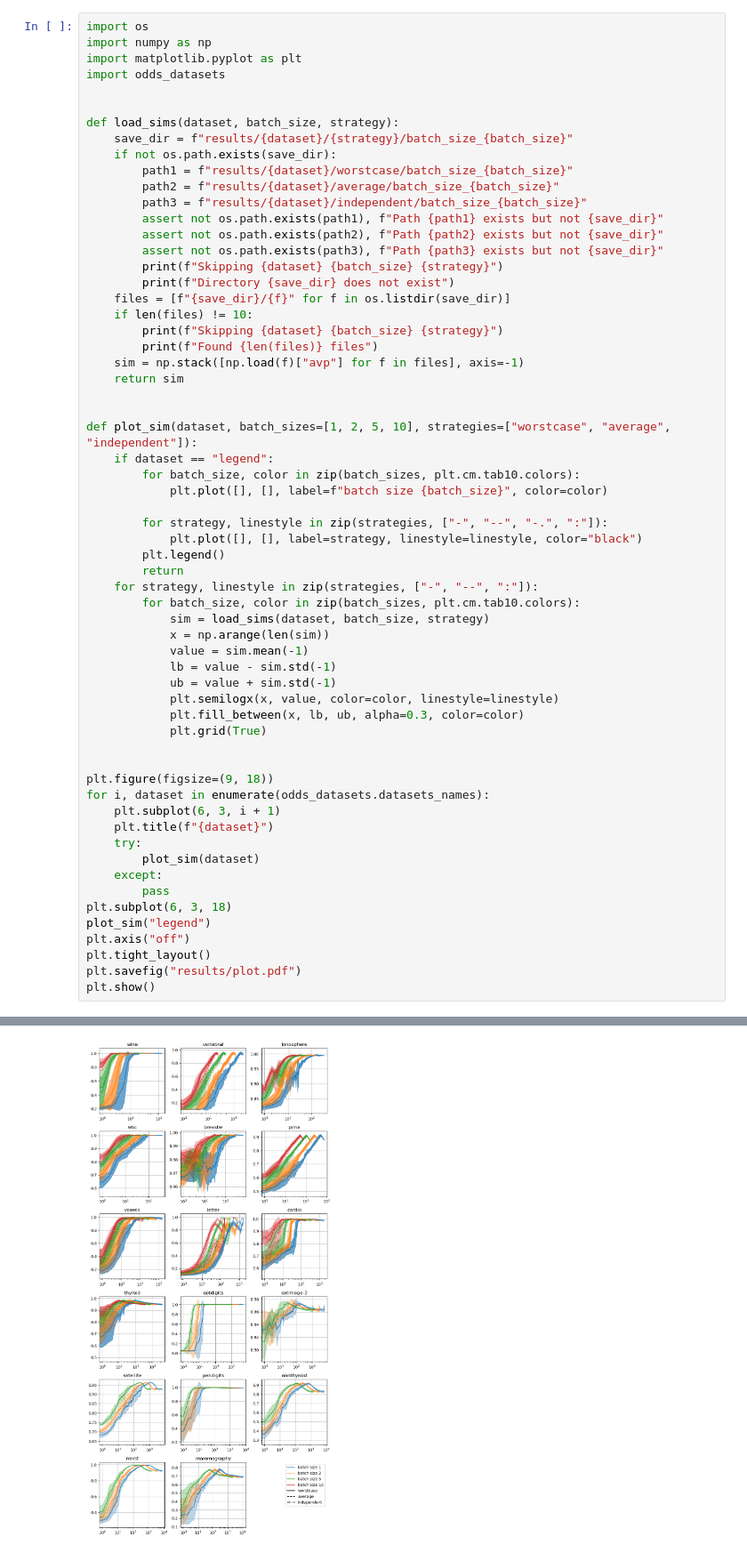
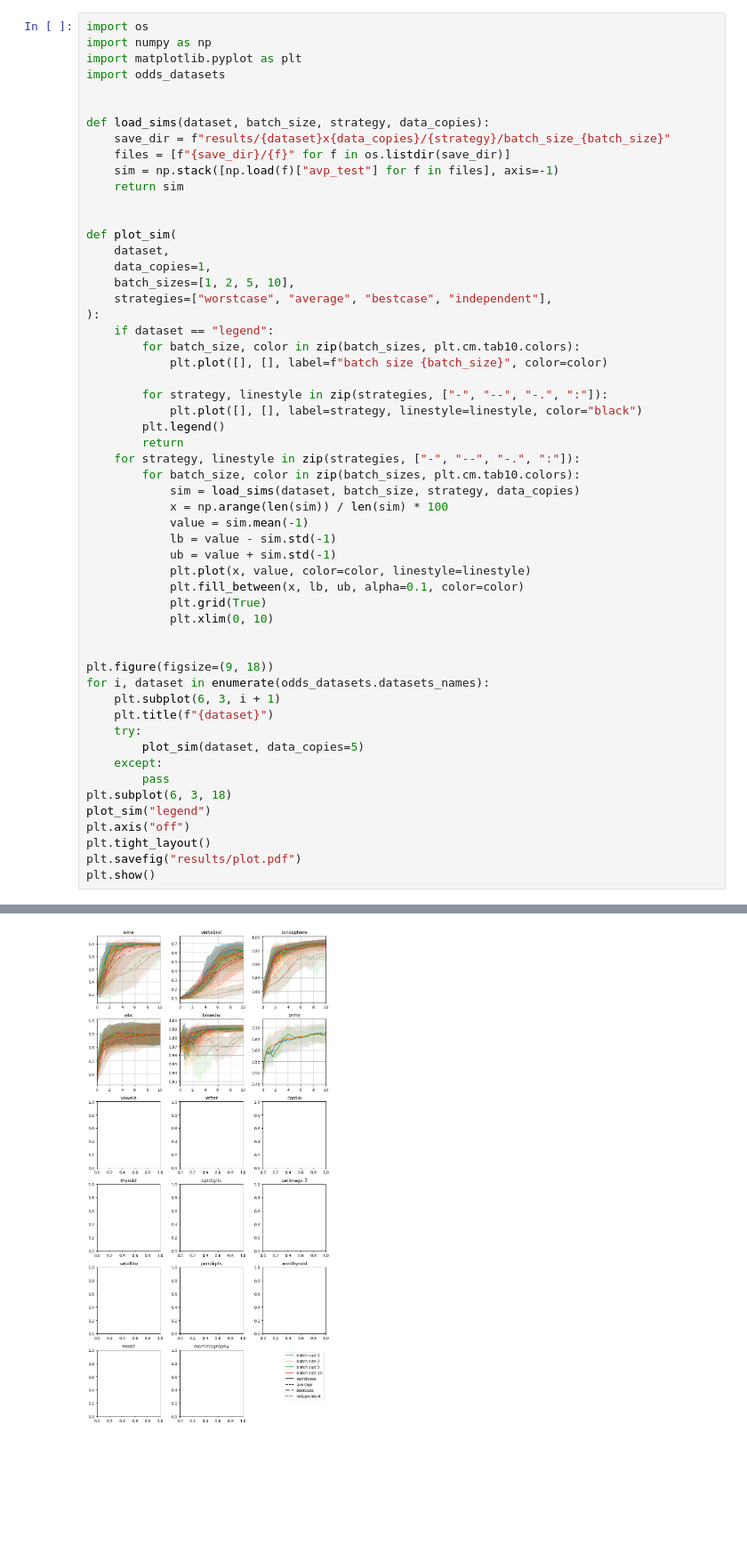
Before and after one commit to davidesartor/balif, a Jupyter notebook: plots.ipynb, the cells around one changed output, grey strips where cells are left out. Shown at 89% size. Saved outputs shown, nothing was run; the diff lists cells and outputs as text; blank space fills up the shorter version.

Commit message:
refactor BayesianDetector to include 'bestcase' in batch_query_method and improve code formatting

```diff
--- a/plots.ipynb
+++ b/plots.ipynb
@@ -5,26 +5,19 @@ import matplotlib.pyplot as plt
 import odds_datasets
 
 
-def load_sims(dataset, batch_size, strategy):
-    save_dir = f"results/{dataset}/{strategy}/batch_size_{batch_size}"
-    if not os.path.exists(save_dir):
-        path1 = f"results/{dataset}/worstcase/batch_size_{batch_size}"
-        path2 = f"results/{dataset}/average/batch_size_{batch_size}"
-        path3 = f"results/{dataset}/independent/batch_size_{batch_size}"
-        assert not os.path.exists(path1), f"Path {path1} exists but not {save_dir}"
-        assert not os.path.exists(path2), f"Path {path2} exists but not {save_dir}"
-        assert not os.path.exists(path3), f"Path {path3} exists but not {save_dir}"
-        print(f"Skipping {dataset} {batch_size} {strategy}")
-        print(f"Directory {save_dir} does not exist")
+def load_sims(dataset, batch_size, strategy, data_copies):
+    save_dir = f"results/{dataset}x{data_copies}/{strategy}/batch_size_{batch_size}"
     files = [f"{save_dir}/{f}" for f in os.listdir(save_dir)]
-    if len(files) != 10:
-        print(f"Skipping {dataset} {batch_size} {strategy}")
-        print(f"Found {len(files)} files")
-    sim = np.stack([np.load(f)["avp"] for f in files], axis=-1)
+    sim = np.stack([np.load(f)["avp_test"] for f in files], axis=-1)
     return sim
 
 
-def plot_sim(dataset, batch_sizes=[1, 2, 5, 10], strategies=["worstcase", "average", "independent"]):
+def plot_sim(
+    dataset,
+    data_copies=1,
+    batch_sizes=[1, 2, 5, 10],
+    strategies=["worstcase", "average", "bestcase", "independent"],
+):
     if dataset == "legend":
         for batch_size, color in zip(batch_sizes, plt.cm.tab10.colors):
             plt.plot([], [], label=f"batch size {batch_size}", color=color)
@@ -33,16 +26,17 @@ def plot_sim(dataset, batch_sizes=[1, 2, 5, 10], strategies=["worstcase", "avera
             plt.plot([], [], label=strategy, linestyle=linestyle, color="black")
         plt.legend()
         return
-    for strategy, linestyle in zip(strategies, ["-", "--", ":"]):
+    for strategy, linestyle in zip(strategies, ["-", "--", "-.", ":"]):
         for batch_size, color in zip(batch_sizes, plt.cm.tab10.colors):
-            sim = load_sims(dataset, batch_size, strategy)
-            x = np.arange(len(sim))
+            sim = load_sims(dataset, batch_size, strategy, data_copies)
+            x = np.arange(len(sim)) / len(sim) * 100
             value = sim.mean(-1)
             lb = value - sim.std(-1)
             ub = value + sim.std(-1)
-            plt.semilogx(x, value, color=color, linestyle=linestyle)
-            plt.fill_between(x, lb, ub, alpha=0.3, color=color)
+            plt.plot(x, value, color=color, linestyle=linestyle)
+            plt.fill_between(x, lb, ub, alpha=0.1, color=color)
             plt.grid(True)
+            plt.xlim(0, 10)
 
 
 plt.figure(figsize=(9, 18))
@@ -50,7 +44,7 @@ for i, dataset in enumerate(odds_datasets.datasets_names):
     plt.subplot(6, 3, i + 1)
     plt.title(f"{dataset}")
     try:
-        plot_sim(dataset)
+        plot_sim(dataset, data_copies=5)
     except:
         pass
 plt.subplot(6, 3, 18)
@@ -77 +57 @@ Directory results/mammography/worstcase/batch_size_10 does not exist
-[figure, old version]
+[figure, new version]
```
Also changed, not shown: parts of 1 cell of this notebook, 3 other files.
